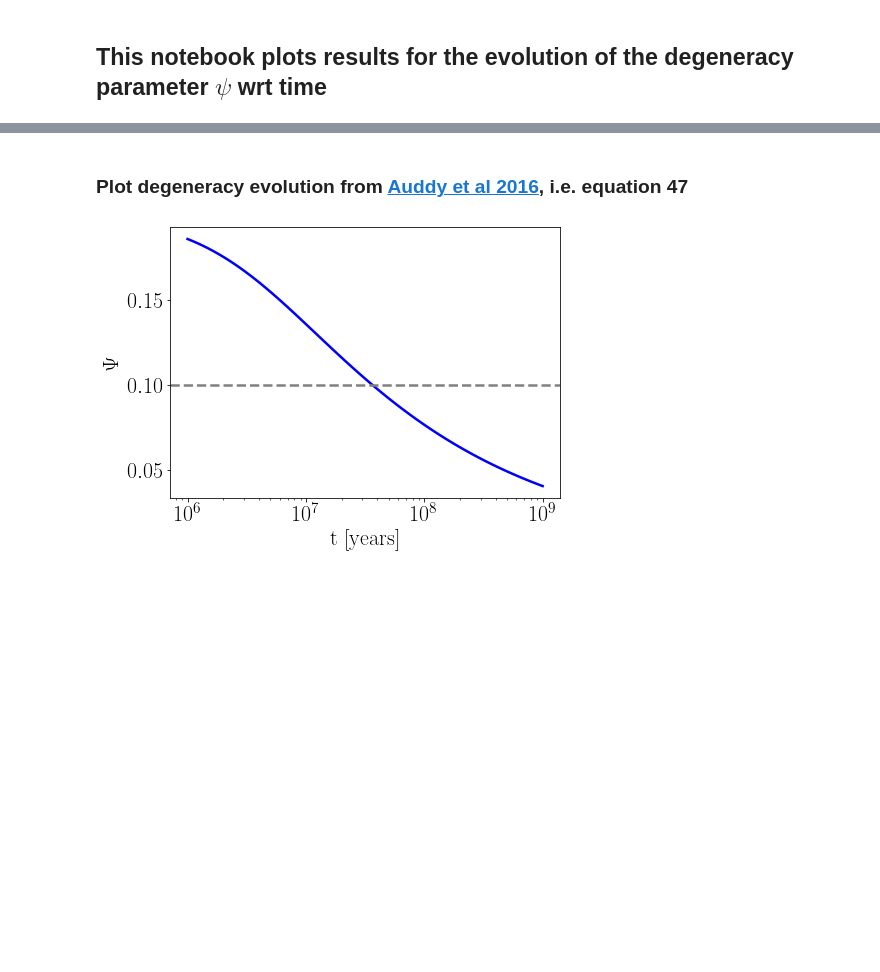
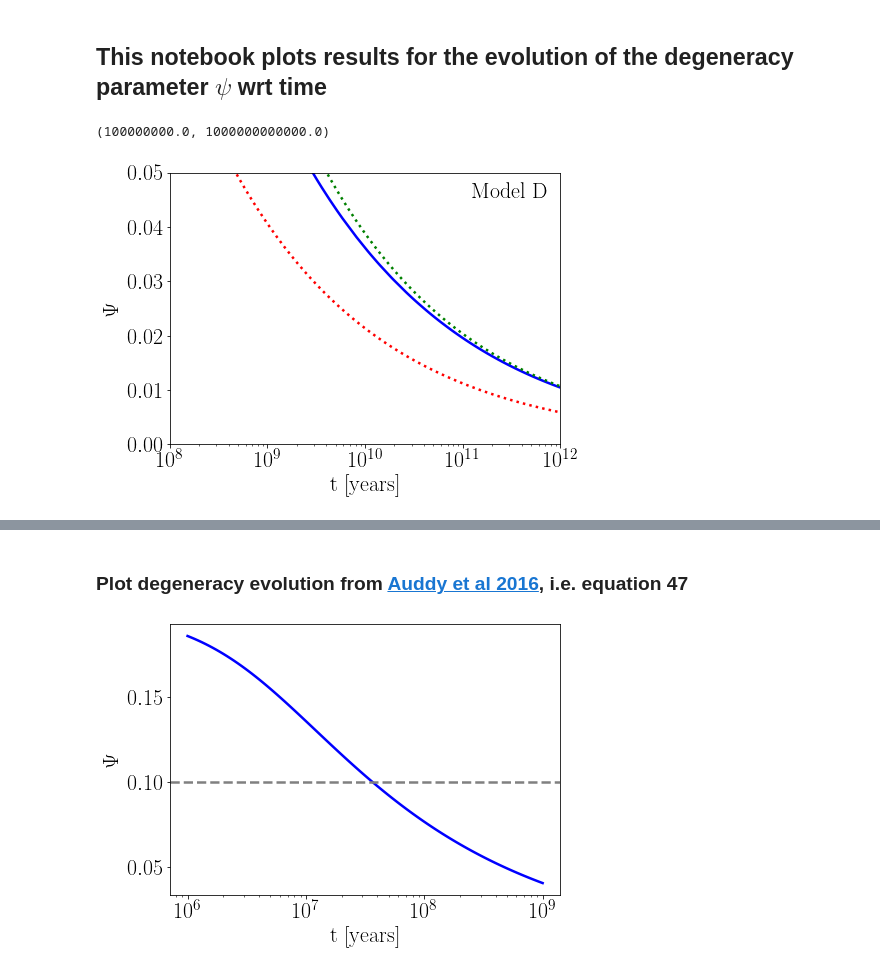
Before and after one commit to mariabenitocst/brown_dwarfs_palatini, a Jupyter notebook: jupyter-notebook/evolution_degeneracy.ipynb, the cells around one changed output, grey strips where cells are left out. Cells and saved outputs as stored; diff of their text form; code cells hidden in the pictures; blank space fills up the shorter version.

```diff
--- a/jupyter-notebook/evolution_degeneracy.ipynb
+++ b/jupyter-notebook/evolution_degeneracy.ipynb
@@ -18,0 +64,25 @@ psi   = data[1]
+# %%
+fig, ax = plt.subplots(1, 1, figsize=(7, 5))
+
+ax.plot(time, psi, lw=2.5, color="blue")
+
+ax.plot(t, psi_Auddy, lw=2.5, color="red", ls=":")
+ax.plot(t, psi_simpl, lw=2.5, color="green", ls=":")
+
+text_box = AnchoredText("Model D", frameon=False, loc=1, pad=0.01)
+plt.setp(text_box.patch, facecolor="white")
+ax.add_artist(text_box)
+
+#ax.grid(ls='--', alpha=0.5, which="both") # plot grid
+#for axis in ['top','bottom','left','right']: # change linesize of borders - aesthetics
+#    ax.spines[axis].set_linewidth(1.5)
+
+ax.set_ylabel(r"$\Psi$")
+ax.set_xlabel("t [years]")
+ax.set_xscale("log")
+
+ax.set_ylim(0., 0.05)
+ax.set_xlim(1e8, 1e12)
+# %% [output]
+(100000000.0, 1000000000000.0)
+[figure, added]
```
Also changed, not shown: parts of 10 cells of this notebook, 1 other file.
